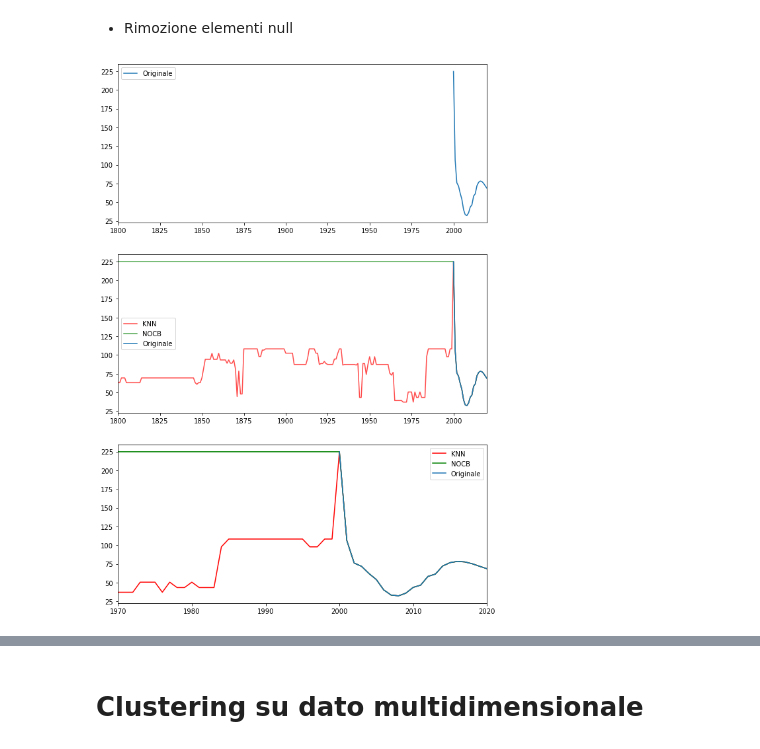
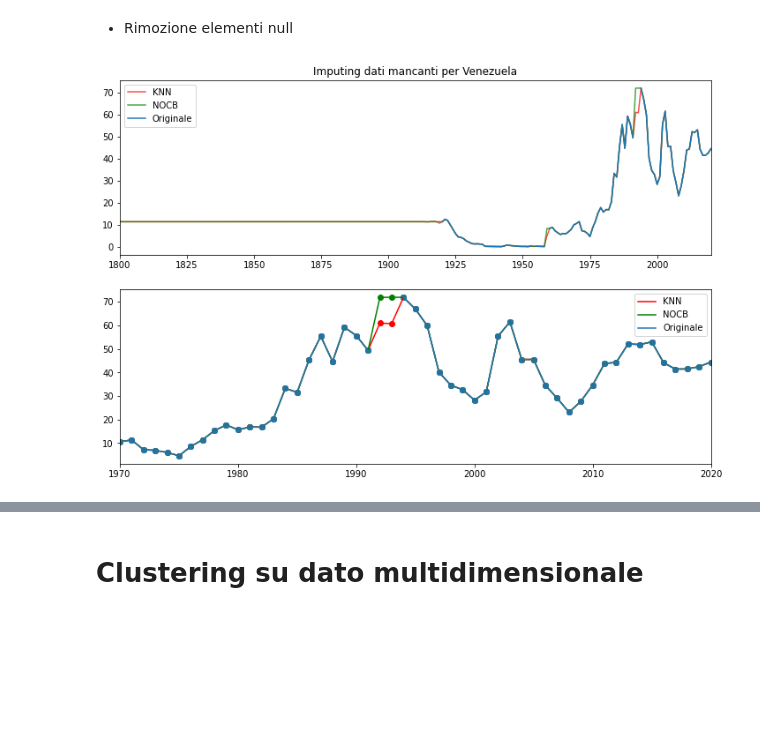
Before and after one commit to holderekt/world-analysis, a Jupyter notebook: data_mining.ipynb, the cells around one changed output, grey strips where cells are left out. Cells and saved outputs as stored; diff of their text form; code cells hidden in the pictures; blank space fills up the shorter version.

Commit message:
null value visualization

```diff
--- a/data_mining.ipynb
+++ b/data_mining.ipynb
@@ -258,8 +258,8 @@ Max:3.650229e+16
  0.056%
 [figure]
 # %%
-imputer = KNNImputer(n_neighbors=1, metric="nan_euclidean")
-x = np.array([[1,2,np.nan,3,np.nan,1,np.nan,5,np.nan,8]]).transpose()
-print(x.transpose())
-print(imputer.fit_transform(x).transpose())
+imputer = KNNImputer(n_neighbors=2, metric="nan_euclidean")
+x = np.array([[np.nan,2,3,np.nan,3,5,1,np.nan,5,6,np.nan, 10,11]])
+
+print(imputer.fit_transform(x.transpose()).transpose())
 # %% [output]
@@ -271,41 +319,41 @@ print(imputer.fit_transform(x).transpose())
 # %%
 DATASET = rate_dt
 TIME_STOP = 1970
-INDEX = 10
+INDEX = 31
 data = DATASET.iloc[:, 2:].to_numpy()
-fig, axs = plt.subplots(3,1)
-fig.set_size_inches(10,15)
+fig, axs = plt.subplots(2,1)
+fig.set_size_inches(12,8)
+
 N_NEIGH = 5
 
-imputer = KNNImputer(n_neighbors=N_NEIGH)
-ac_data = imputer.fit_transform(data.transpose()).transpose()
+
+
+ac_data = [time_series_knn(value, N_NEIGH) for value in data]
 ac_data_back = DATASET.iloc[:, 2:].fillna(method="backfill", axis=1).to_numpy()
 
 
+axs[0].set_title(f"Imputing dati mancanti per {get_element(DATASET, 'name', INDEX)}")
+axs[0].plot(time_data, ac_data[INDEX], label="KNN", color='r', alpha=0.7)
+axs[0].plot(time_data, ac_data_back[INDEX], label="NOCB", color='g', alpha=0.7)
 axs[0].plot(time_data, data[INDEX], label="Originale" )
 axs[0].set_xlim([1800, 2020])
 axs[0].legend()
 
 
-axs[1].plot(time_data, ac_data[INDEX], label="KNN", color='r', alpha=0.7)
-axs[1].plot(time_data, ac_data_back[INDEX], label="NOCB", color='g', alpha=0.7)
-axs[1].plot(time_data, data[INDEX], label="Originale" )
-axs[1].set_xlim([1800, 2020])
+data = DATASET.iloc[:, (TIME_STOP - 1800)+2:].to_numpy()
+ac_data = [time_series_knn(value, N_NEIGH) for value in data]
+ac_data_back = DATASET.iloc[:, (TIME_STOP - 1800)+2:].fillna(method="backfill", axis=1).to_numpy()
+
+axs[1].plot(time_data[TIME_STOP - 1800:], ac_data[INDEX], label="KNN", color='r')
+axs[1].plot(time_data[TIME_STOP - 1800:], ac_data_back[INDEX], label="NOCB", color='g')
+axs[1].plot(time_data[TIME_STOP - 1800:], data[INDEX], label="Originale")
+axs[1].scatter(time_data[TIME_STOP - 1800:], ac_data[INDEX],color='r')
+axs[1].scatter(time_data[TIME_STOP - 1800:], ac_data_back[INDEX],color='g')
+axs[1].scatter(time_data[TIME_STOP - 1800:], data[INDEX])
+axs[1].set_xlim([TIME_STOP, 2020])
 axs[1].legend()
 
 
-data = DATASET.iloc[:, (TIME_STOP - 1800)+2:].to_numpy()
-imputer = KNNImputer(n_neighbors=N_NEIGH)
-ac_data = imputer.fit_transform(data.transpose()).transpose()
-ac_data_back = DATASET.iloc[:, (TIME_STOP - 1800)+2:].fillna(method="backfill", axis=1).to_numpy()
-
-axs[2].plot(time_data[TIME_STOP - 1800:], ac_data[INDEX], label="KNN", color='r')
-axs[2].plot(time_data[TIME_STOP - 1800:], ac_data_back[INDEX], label="NOCB", color='g')
-axs[2].plot(time_data[TIME_STOP - 1800:], data[INDEX], label="Originale")
-axs[2].set_xlim([TIME_STOP, 2020])
-axs[2].legend()
-
-
 fig.show()
 # %% [output]
-[figure, old version]
+[figure, new version]
```
Also changed, not shown: parts of 3 cells of this notebook, 7 other files.
